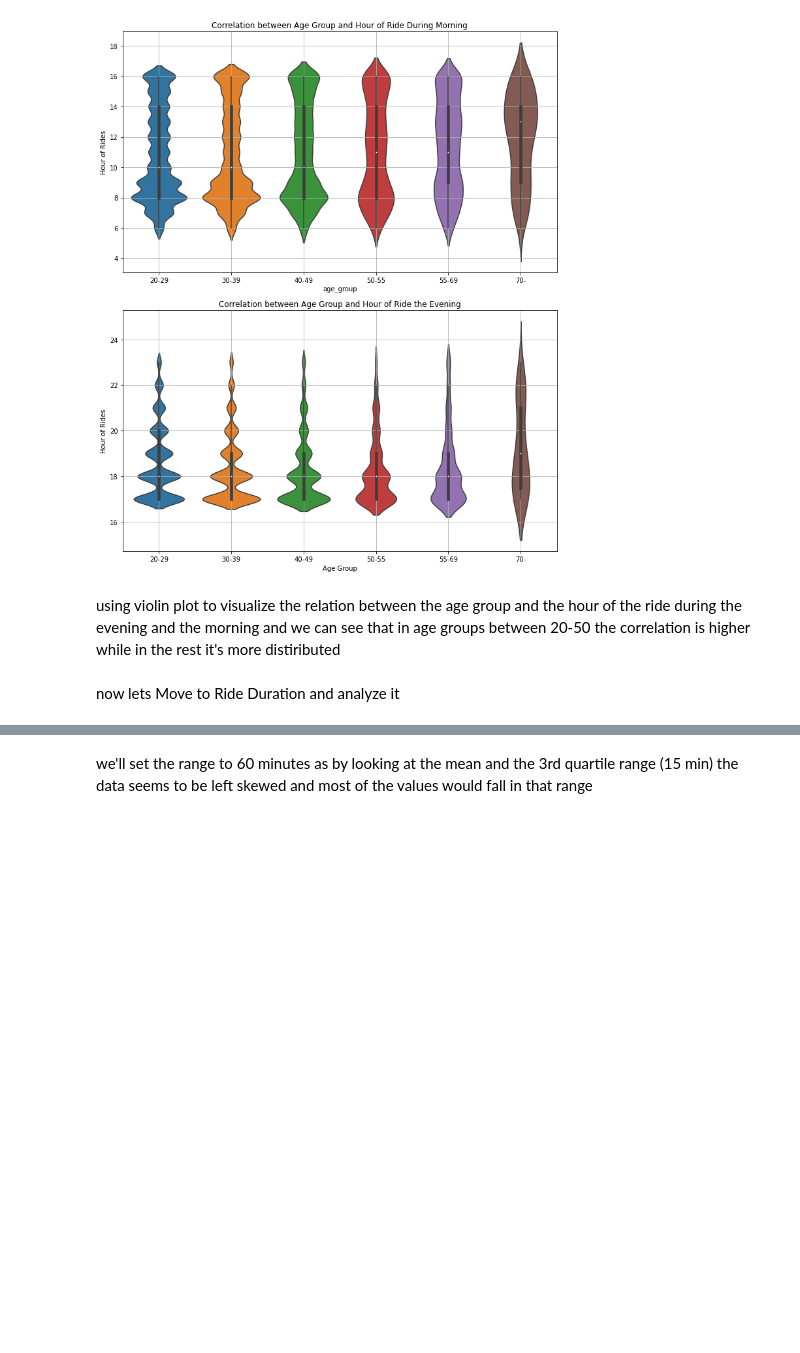
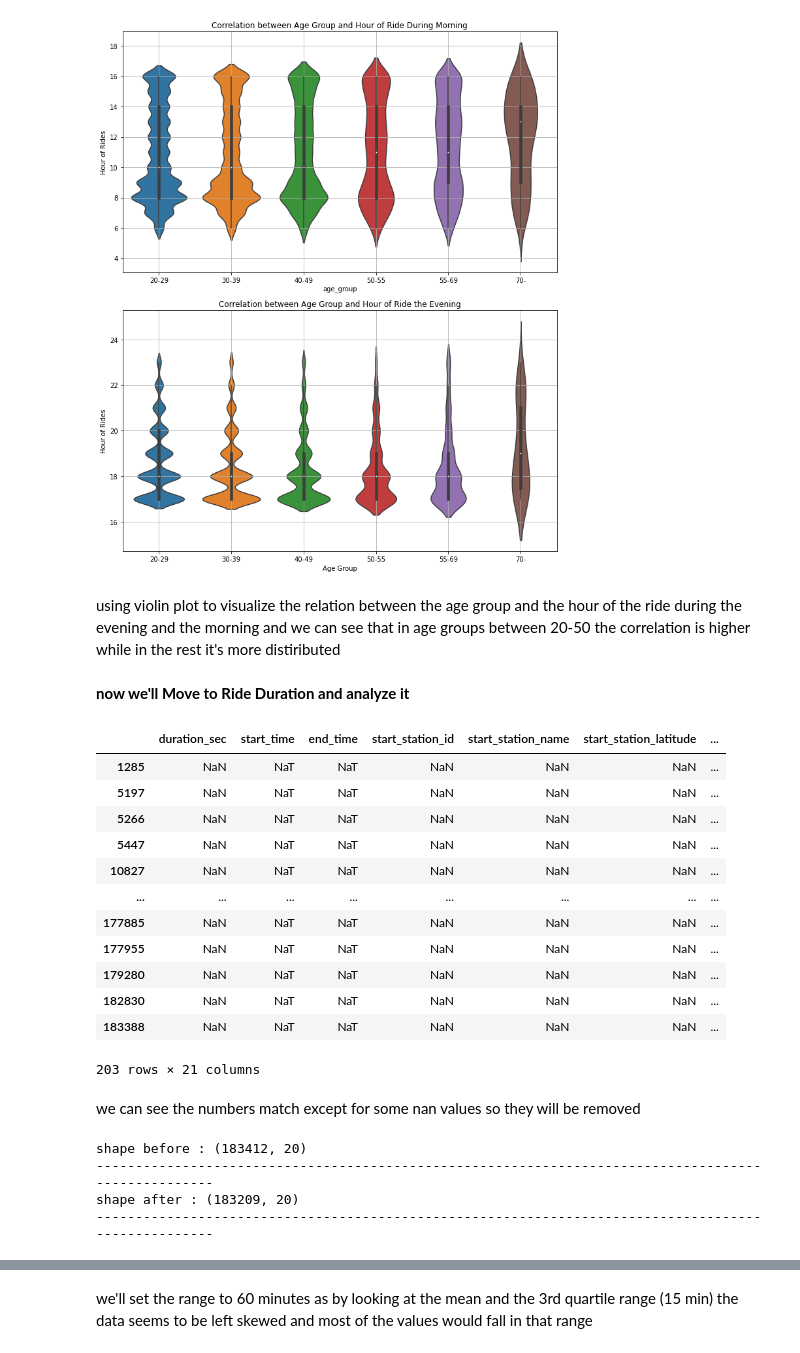
Before and after one commit to mmedhat007/Machine-Learning-Projects, a Jupyter notebook: Ford GoBike Dataset Analysis/Ford_GoBike Investigation_Part1.ipynb, the cells around one changed output, grey strips where cells are left out. Saved outputs shown, nothing was run; the diff lists cells and outputs as text; code cells hidden in the pictures; blank space fills up the shorter version.

```diff
--- a/Ford GoBike Dataset Analysis/Ford_GoBike Investigation_Part1.ipynb
+++ b/Ford GoBike Dataset Analysis/Ford_GoBike Investigation_Part1.ipynb
@@ -269,4 +310,38 @@ plt.show()
 # %% [markdown]
 using violin plot to visualize the relation between the age group and the hour of the ride during the evening and the morning and we can see that in age groups between 20-50 the correlation is higher while in the rest it's more distiributed
 # %% [markdown]
-now lets Move to Ride Duration and analyze it
+<b>now we'll Move to Ride Duration and analyze it</b>
+# %%
+#first lets check if it matches with the start and end time
+TimeDF_copy = df.copy()
+TimeDF_copy['trip_duration_seconds'] = (TimeDF_copy['end_time'] - TimeDF_copy['start_time']).dt.total_seconds()
+TimeDF_copy[np.floor(TimeDF_copy['trip_duration_seconds']) != TimeDF_copy['duration_sec']]
+# %% [output]
+|  | duration_sec | start_time | end_time | start_station_id | start_station_name | start_station_latitude | ... |
+| 1285 | NaN | NaT | NaT | NaN | NaN | NaN | ... |
+| 5197 | NaN | NaT | NaT | NaN | NaN | NaN | ... |
+| 5266 | NaN | NaT | NaT | NaN | NaN | NaN | ... |
+| 5447 | NaN | NaT | NaT | NaN | NaN | NaN | ... |
+| 10827 | NaN | NaT | NaT | NaN | NaN | NaN | ... |
+| ... | ... | ... | ... | ... | ... | ... | ... |
+| 177885 | NaN | NaT | NaT | NaN | NaN | NaN | ... |
+| 177955 | NaN | NaT | NaT | NaN | NaN | NaN | ... |
+| 179280 | NaN | NaT | NaT | NaN | NaN | NaN | ... |
+| 182830 | NaN | NaT | NaT | NaN | NaN | NaN | ... |
+| 183388 | NaN | NaT | NaT | NaN | NaN | NaN | ... |
+203 rows × 21 columns
+# %% [markdown]
+we can see the numbers match except for some nan values so they will be removed
+# %%
+#drop rows with more than 50% nan data
+
+print(f'shape before : {df.shape}')
+print('-'*100)
+df = df.dropna(thresh=len(df.columns) * 0.5)
+print(f'shape after : {df.shape}')
+print('-'*100)
+# %% [output]
+shape before : (183412, 20)
+----------------------------------------------------------------------------------------------------
+shape after : (183209, 20)
+----------------------------------------------------------------------------------------------------
```
Also changed, not shown: parts of 16 cells of this notebook.
